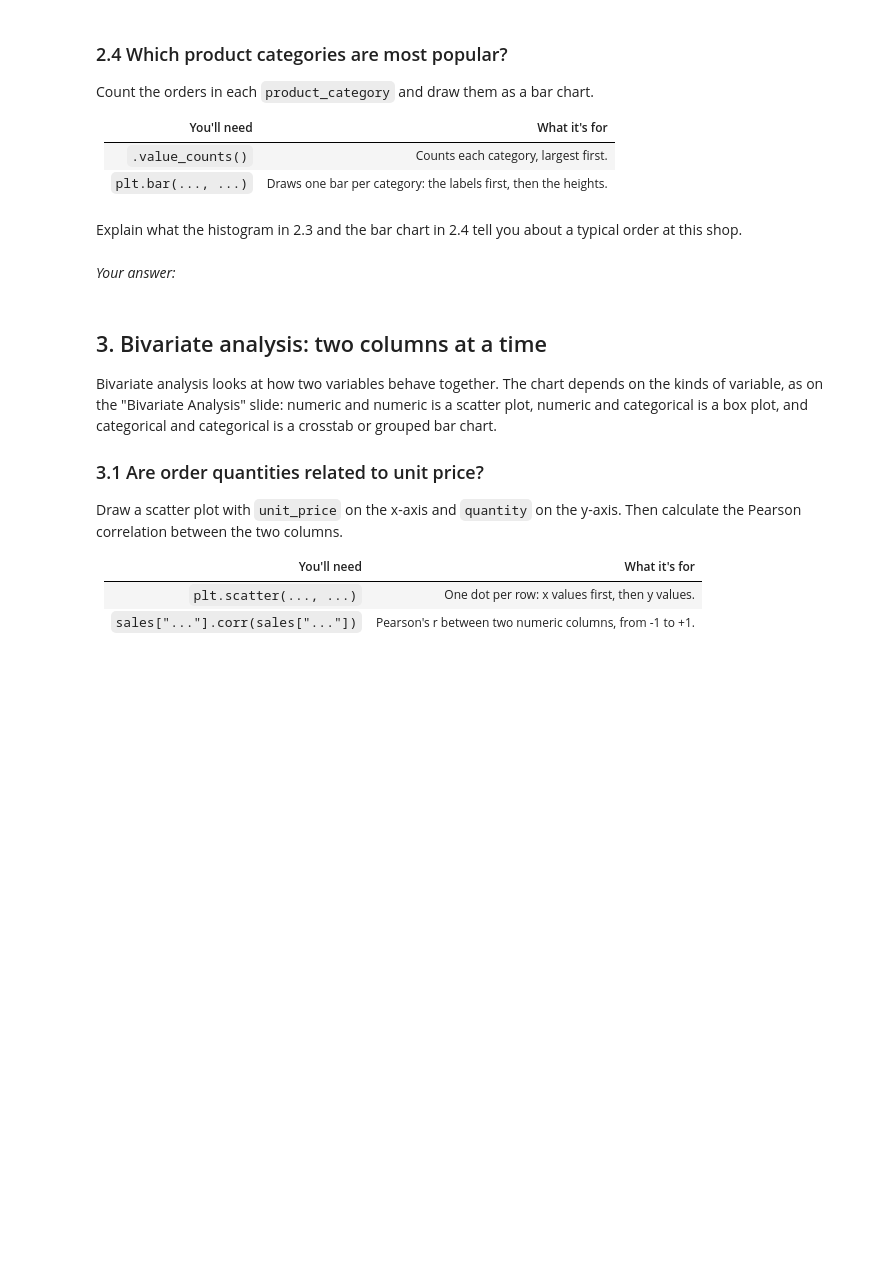
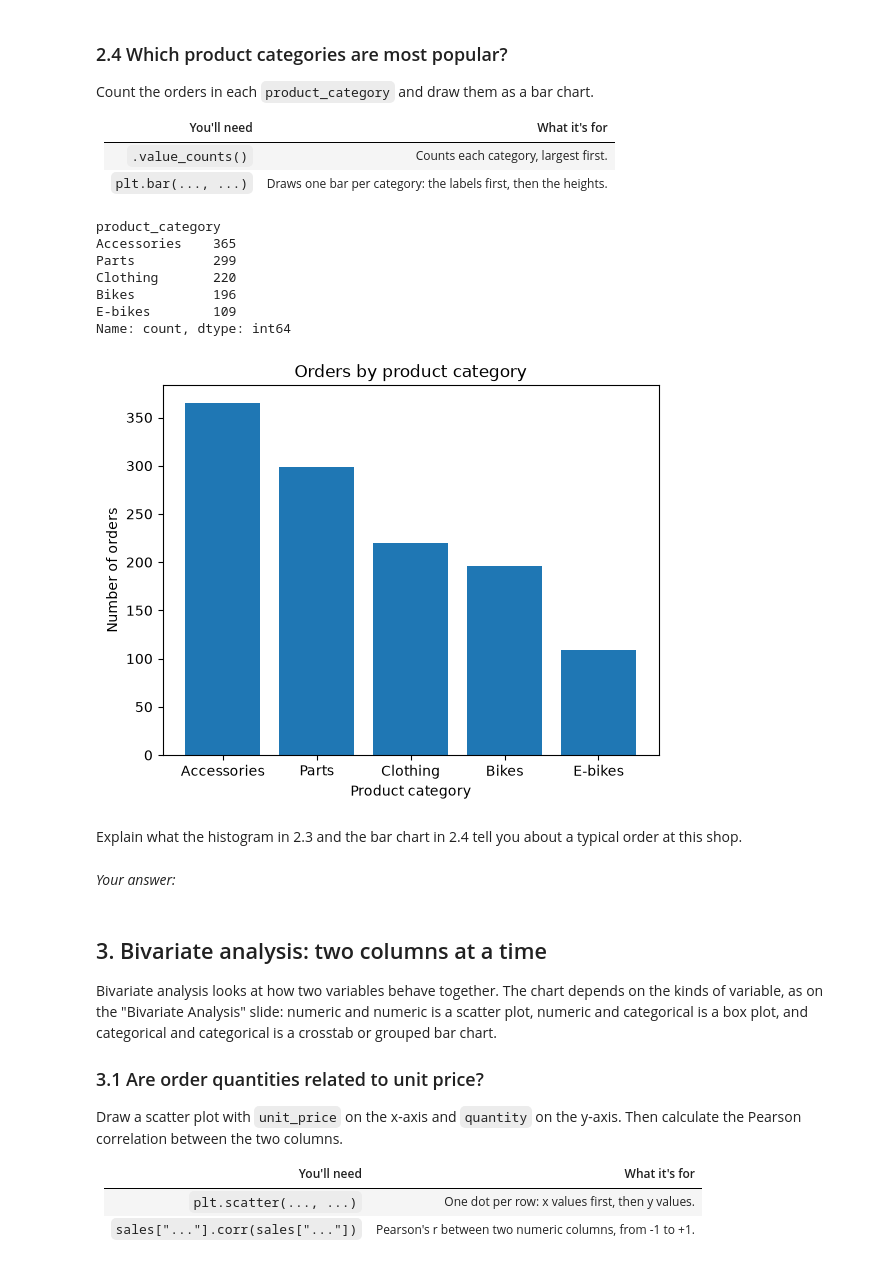
Before and after one commit to dsabatier/2501, a Jupyter notebook: student/lesson-22/eda_bike_shop_starter.ipynb, the cells around one changed output. Cells and saved outputs as stored; diff of their text form; code cells hidden in the pictures; blank space fills up the shorter version.

```diff
--- a/student/lesson-22/eda_bike_shop_starter.ipynb
+++ b/student/lesson-22/eda_bike_shop_starter.ipynb
@@ -136,6 +271,25 @@ Count the orders in each `product_category` and draw them as a bar chart.
 |---|---|
 | `.value_counts()` | Counts each category, largest first. |
 | `plt.bar(..., ...)` | Draws one bar per category: the labels first, then the heights. |
+# %%
+# value_counts() returns a Series: the index is the category, the values are the counts
+category_counts = sales["product_category"].value_counts()
+print(category_counts)
+# .index gives the labels for the x-axis, .values gives the bar heights
+plt.bar(category_counts.index, category_counts.values)
+plt.title("Orders by product category")
+plt.xlabel("Product category")
+plt.ylabel("Number of orders")
+plt.show()
+# %% [output]
+product_category
+Accessories    365
+Parts          299
+Clothing       220
+Bikes          196
+E-bikes        109
+Name: count, dtype: int64
+[figure, added]
 # %% [markdown]
 Explain what the histogram in 2.3 and the bar chart in 2.4 tell you about a typical order at this shop.
 # %% [markdown]
```
Also changed, not shown: parts of 14 cells of this notebook, 1 other file.
